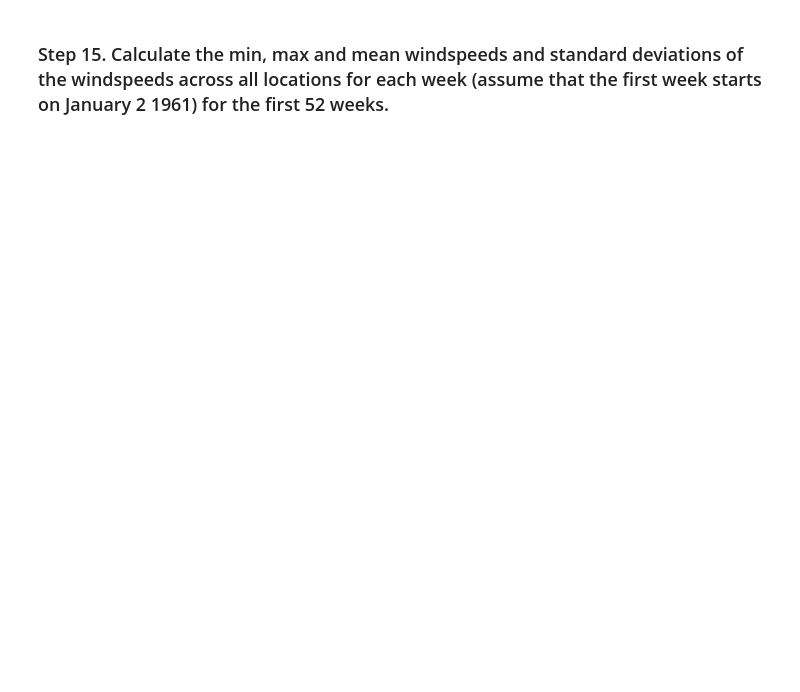
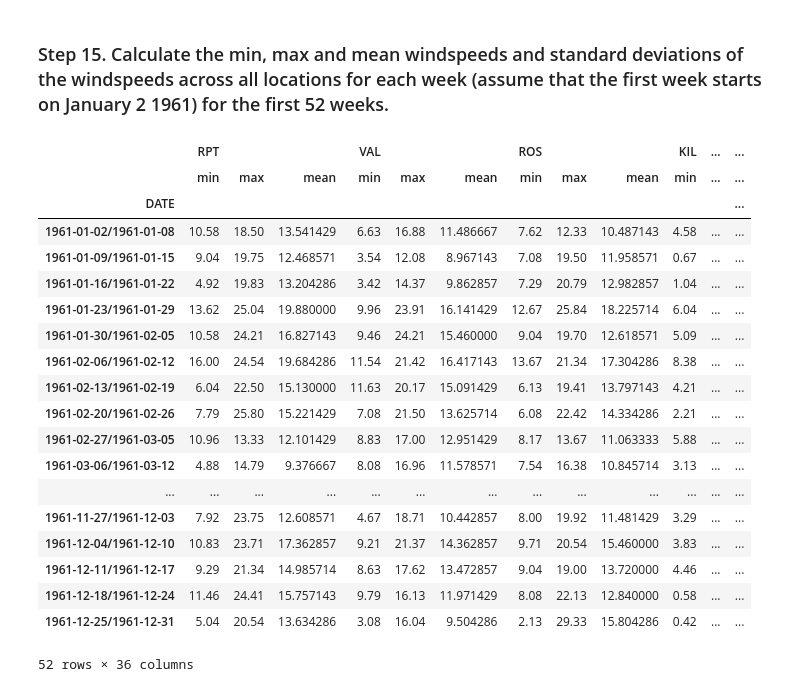
Before and after one commit to Mazako/pandas_exercises, a Jupyter notebook: 06_Stats/Wind_Stats/Exercises.ipynb, the cells around one changed output. Cells and saved outputs as stored; diff of their text form; code cells hidden in the pictures; blank space fills up the shorter version.

```diff
--- a/06_Stats/Wind_Stats/Exercises.ipynb
+++ b/06_Stats/Wind_Stats/Exercises.ipynb
@@ -179,2 +234,25 @@ dtype: float64
 # %% [markdown]
 ### Step 15. Calculate the min, max and mean windspeeds and standard deviations of the windspeeds across all locations for each week (assume that the first week starts on January 2 1961) for the first 52 weeks.
+# %%
+data.groupby(data.index.to_period('W')).aggregate(['min', 'max', 'mean']).iloc[1:53]
+# %% [output]
+|  | RPT |  |  | VAL |  |  | ROS |  |  | KIL | ... | ... |
+|  | min | max | mean | min | max | mean | min | max | mean | min | ... | ... |
+| DATE |  |  |  |  |  |  |  |  |  |  |  | ... |
+| 1961-01-02/1961-01-08 | 10.58 | 18.50 | 13.541429 | 6.63 | 16.88 | 11.486667 | 7.62 | 12.33 | 10.487143 | 4.58 | ... | ... |
+| 1961-01-09/1961-01-15 | 9.04 | 19.75 | 12.468571 | 3.54 | 12.08 | 8.967143 | 7.08 | 19.50 | 11.958571 | 0.67 | ... | ... |
+| 1961-01-16/1961-01-22 | 4.92 | 19.83 | 13.204286 | 3.42 | 14.37 | 9.862857 | 7.29 | 20.79 | 12.982857 | 1.04 | ... | ... |
+| 1961-01-23/1961-01-29 | 13.62 | 25.04 | 19.880000 | 9.96 | 23.91 | 16.141429 | 12.67 | 25.84 | 18.225714 | 6.04 | ... | ... |
+| 1961-01-30/1961-02-05 | 10.58 | 24.21 | 16.827143 | 9.46 | 24.21 | 15.460000 | 9.04 | 19.70 | 12.618571 | 5.09 | ... | ... |
+| 1961-02-06/1961-02-12 | 16.00 | 24.54 | 19.684286 | 11.54 | 21.42 | 16.417143 | 13.67 | 21.34 | 17.304286 | 8.38 | ... | ... |
+| 1961-02-13/1961-02-19 | 6.04 | 22.50 | 15.130000 | 11.63 | 20.17 | 15.091429 | 6.13 | 19.41 | 13.797143 | 4.21 | ... | ... |
+| 1961-02-20/1961-02-26 | 7.79 | 25.80 | 15.221429 | 7.08 | 21.50 | 13.625714 | 6.08 | 22.42 | 14.334286 | 2.21 | ... | ... |
+| 1961-02-27/1961-03-05 | 10.96 | 13.33 | 12.101429 | 8.83 | 17.00 | 12.951429 | 8.17 | 13.67 | 11.063333 | 5.88 | ... | ... |
+| 1961-03-06/1961-03-12 | 4.88 | 14.79 | 9.376667 | 8.08 | 16.96 | 11.578571 | 7.54 | 16.38 | 10.845714 | 3.13 | ... | ... |
+| ... | ... | ... | ... | ... | ... | ... | ... | ... | ... | ... | ... | ... |
+| 1961-11-27/1961-12-03 | 7.92 | 23.75 | 12.608571 | 4.67 | 18.71 | 10.442857 | 8.00 | 19.92 | 11.481429 | 3.29 | ... | ... |
+| 1961-12-04/1961-12-10 | 10.83 | 23.71 | 17.362857 | 9.21 | 21.37 | 14.362857 | 9.71 | 20.54 | 15.460000 | 3.83 | ... | ... |
+| 1961-12-11/1961-12-17 | 9.29 | 21.34 | 14.985714 | 8.63 | 17.62 | 13.472857 | 9.04 | 19.00 | 13.720000 | 4.46 | ... | ... |
+| 1961-12-18/1961-12-24 | 11.46 | 24.41 | 15.757143 | 9.79 | 16.13 | 11.971429 | 8.08 | 22.13 | 12.840000 | 0.58 | ... | ... |
+| 1961-12-25/1961-12-31 | 5.04 | 20.54 | 13.634286 | 3.08 | 16.04 | 9.504286 | 2.13 | 29.33 | 15.804286 | 0.42 | ... | ... |
+52 rows × 36 columns
```
Also changed, not shown: parts of 3 cells of this notebook, 4 other files.
